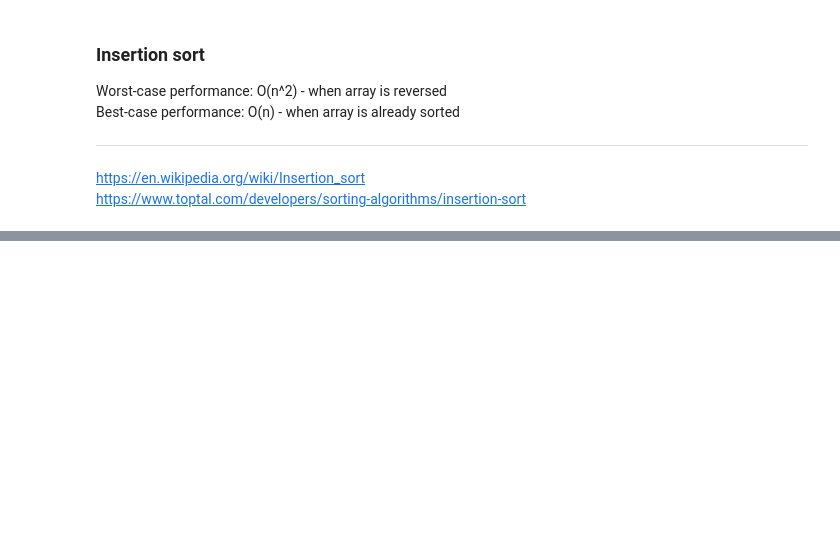
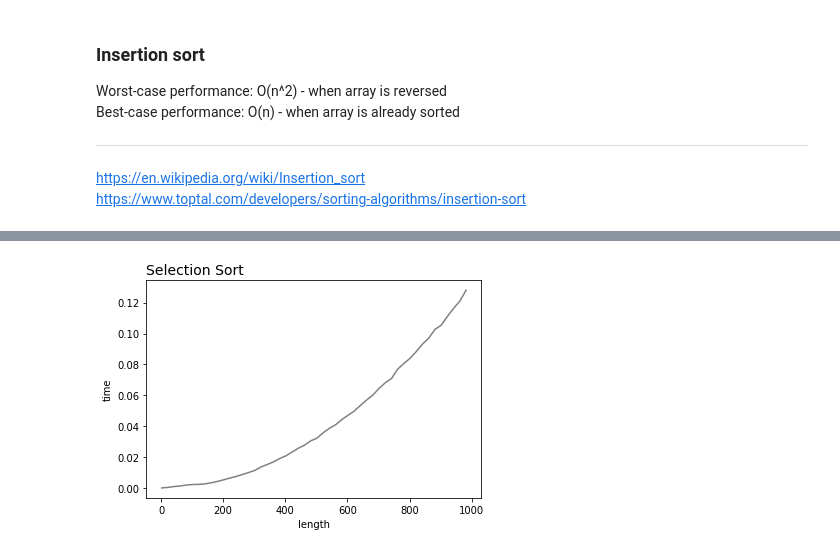
Before and after one commit to dzianissokalau/algorithms, a Jupyter notebook: sorting.ipynb, the cells around one changed output, grey strips where cells are left out. Cells and saved outputs as stored; diff of their text form; code cells hidden in the pictures; blank space fills up the shorter version.

```diff
--- a/sorting.ipynb
+++ b/sorting.ipynb
@@ -74,0 +80,27 @@ plt.plot(lengths, times)
+# %%
+def selection_sort(array):
+    # store len of the array as a variable, as we need to call it at least j times (running second for loop)
+    array_len = len(array)
+
+    # break if it contains only one element
+    if len(array) > 1:
+
+        for j in range(array_len):
+            min_i = j
+
+            for i in range(j + 1, array_len):
+                # check all following elements and update min_i when array[i] is smaller than aaray[j]
+                if array[i] < array[min_i]:
+                    min_i = i
+
+            # swap j and min_i elements
+            array[j], array[min_i] = array[min_i], array[j]
+# %%
+l_selection, t_selection = time_vs_len(selection_sort)
+
+plt.plot(l_selection, t_selection, c='grey')
+plt.xlabel('length')
+plt.ylabel('time')
+plt.title('Selection Sort', loc='left', fontsize=14);
+# %% [output]
+[figure, added]
```
Also changed, not shown: parts of 17 cells of this notebook.
